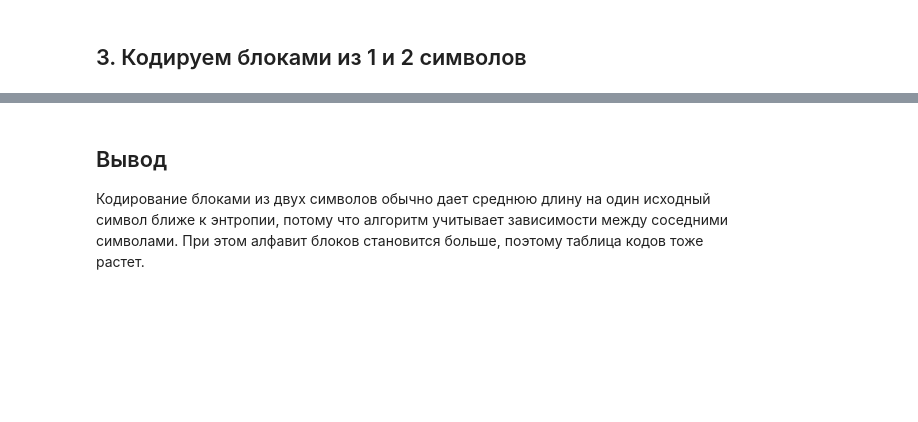
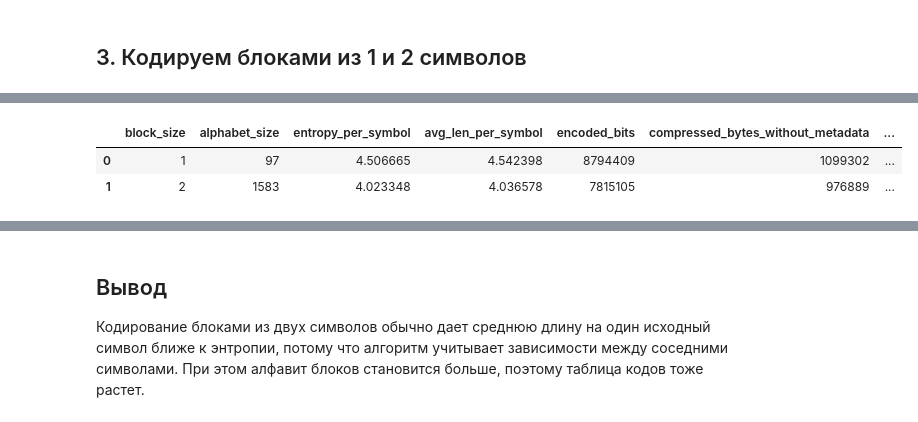
Before and after one commit to zvictor12/theorinf, a Jupyter notebook: huffman/sample_compression.ipynb, the cells around one changed output, grey strips where cells are left out. Drawn from its saved outputs; the diff is of its cells as text; code cells hidden in the pictures; blank space fills up the shorter version.

```diff
--- a/huffman/sample_compression.ipynb
+++ b/huffman/sample_compression.ipynb
@@ -149,9 +176,10 @@ def huffman_experiment(text, block_size):
         "avg_len_per_block": block_avg_length,
         "entropy_per_symbol": block_entropy / symbols_per_block,
         "avg_len_per_symbol": block_avg_length / symbols_per_block,
+        "bits": encoded_bits,
         "encoded_bits": len(encoded_bits),
-        "compressed_bytes": math.ceil(len(encoded_bits) / 8),
-        "compression_ratio": math.ceil(len(encoded_bits) / 8) / original_size,
+        "compressed_bytes_without_metadata": math.ceil(len(encoded_bits) / 8),
+        "compression_ratio_without_metadata": math.ceil(len(encoded_bits) / 8) / original_size,
         "codes": codes,
         "frequencies": frequencies,
     }
@@ -160,8 +188,6 @@ def huffman_experiment(text, block_size):
 results = [huffman_experiment(text, 1), huffman_experiment(text, 2)]
 
 comparison = pd.DataFrame([
-    {key: value for key, value in result.items() if key not in ["codes", "frequencies"]}
+    {key: value for key, value in result.items() if key not in ["bits", "codes", "frequencies"]}
     for result in results
 ])
-
-comparison
@@ -168 +198,76 @@ comparison
+# %%
+OUTPUT_DIR = TEXT_PATH.parent
+OUTPUT_DIR.mkdir(exist_ok=True)
+
+
+def pack_bits(bit_string):
+    padding = (-len(bit_string)) % 8
+    padded = bit_string + "0" * padding
+
+    packed = bytearray()
+    for index in range(0, len(padded), 8):
+        packed.append(int(padded[index:index + 8], 2))
+
+    return bytes(packed), padding
+
+
+def save_huffman_package(result):
+    prefix = OUTPUT_DIR / f"huffman_block_{result['block_size']}"
+    bin_path = prefix.with_suffix(".bin")
+    meta_path = prefix.with_suffix(".json")
+
+    packed_bits, padding = pack_bits(result["bits"])
+    bin_path.write_bytes(packed_bits)
+
+    meta = {
+        "block_size": result["block_size"],
+        "bit_length": len(result["bits"]),
+        "codes": [
+            [block, code]
+            for block, code in result["codes"].items()
+        ],
+    }
+
+    meta_path.write_text(json.dumps(meta, ensure_ascii=False, separators=(",", ":")), encoding="utf-8")
+
+    return bin_path, meta_path
+
+
+saved_files = []
+for result in results:
+    bin_path, meta_path = save_huffman_package(result)
+    saved_files.append((bin_path, meta_path))
+
+saved_sizes = pd.DataFrame([
+    {
+        "block_size": result["block_size"],
+        "archive_payload_bytes": bin_path.stat().st_size,
+        "metadata_bytes": meta_path.stat().st_size,
+        "total_bytes": bin_path.stat().st_size + meta_path.stat().st_size,
+        "compression_ratio_with_metadata": (bin_path.stat().st_size + meta_path.stat().st_size) / original_size,
+    }
+    for result, (bin_path, meta_path) in zip(results, saved_files)
+])
+
+comparison = comparison.merge(saved_sizes, on="block_size")
+
+columns = [
+    "block_size",
+    "alphabet_size",
+    "entropy_per_symbol",
+    "avg_len_per_symbol",
+    "encoded_bits",
+    "compressed_bytes_without_metadata",
+    "archive_payload_bytes",
+    "metadata_bytes",
+    "total_bytes",
+    "compression_ratio_without_metadata",
+    "compression_ratio_with_metadata",
+]
+
+comparison[columns]
+# %% [output]
+|  | block_size | alphabet_size | entropy_per_symbol | avg_len_per_symbol | encoded_bits | compressed_bytes_without_metadata | ... |
+| 0 | 1 | 97 | 4.506665 | 4.542398 | 8794409 | 1099302 | ... |
+| 1 | 2 | 1583 | 4.023348 | 4.036578 | 7815105 | 976889 | ... |
 # %% [markdown]
```
Also changed, not shown: parts of 6 cells of this notebook, 21 other files.
